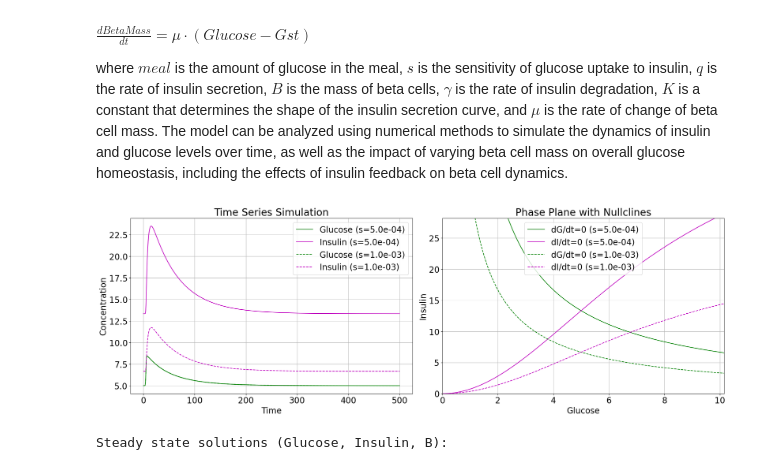
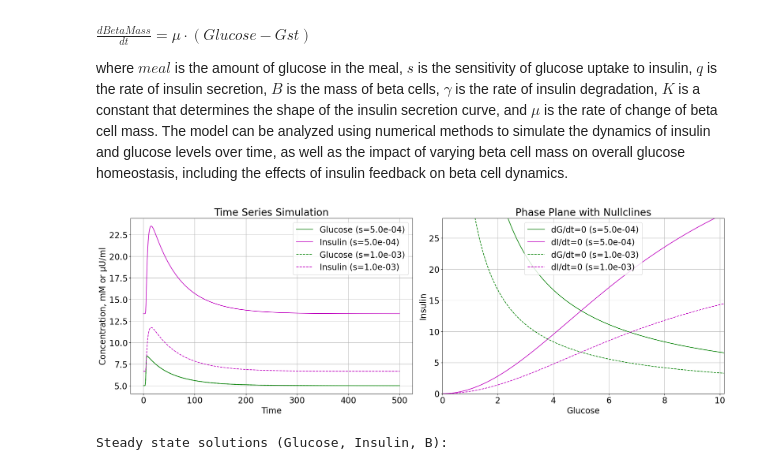
Before and after one commit to IB120-201-CCB210/Spring2025, a Jupyter notebook: Titov_Jupyter_Notebooks/Lecture_9_Insulin_Glucose_Homeostasis.ipynb, the cells around one changed output. Cells and saved outputs as stored; diff of their text form; code cells hidden in the pictures.

```diff
--- a/Titov_Jupyter_Notebooks/Lecture_9_Insulin_Glucose_Homeostasis.ipynb
+++ b/Titov_Jupyter_Notebooks/Lecture_9_Insulin_Glucose_Homeostasis.ipynb
@@ -207,7 +207,7 @@ for i, soln in enumerate(solutions):
     axs[0].plot(soln.t, soln.y[1], color=colors['Insulin'], linestyle=ls, label=f"Insulin (s={s_val:.1e})")
 
 axs[0].set_xlabel("Time")
-axs[0].set_ylabel("Concentration")
+axs[0].set_ylabel("Concentration, mM or µU/ml")
 axs[0].set_title("Time Series Simulation")
 axs[0].legend()
 axs[0].grid(True)
@@ -318,35 +318,35 @@ for i, soln in enumerate(solutions):
     # axs[0].plot(soln.t, soln.y[2], color=colors['BetaCellMass'], linestyle=ls, label=f"Beta Mass (s={s_val:.1e})")
 
 axs[0].set_xlabel("Time")
-axs[0].set_ylabel("Concentration")
+axs[0].set_ylabel("Concentration, mM or µU/ml")
 axs[0].set_title("Time Series Simulation")
 axs[0].legend()
 axs[0].grid(True)
 
 # Plot Phase Plane (axs[1])
 G_null_range = np.linspace(1e-6, glucose_max, 500)
 for i, soln in enumerate(solutions):
     s_val = steady_states[i]['s']
     beta_st_val = steady_states[i]['beta_st']
     ls = linestyles[i]
 
     # Nullclines
     I_null_glucose = m / (s_val * G_null_range)
     I_null_insulin = (q * beta_st_val / gamma) * (G_null_range**2) / (K**2 + G_null_range**2)
     axs[1].plot(G_null_range, I_null_glucose, color=colors['Glucose'], linestyle=ls, label=f'dG/dt=0 (s={s_val:.1e})')
     axs[1].plot(G_null_range, I_null_insulin, color=colors['Insulin'], linestyle=ls, label=f'dI/dt=0 (s={s_val:.1e})')
 
 axs[1].set_xlabel("Glucose")
 axs[1].set_ylabel("Insulin")
 axs[1].set_title("Phase Plane with Nullclines")
 axs[1].legend()
 axs[1].set_xlim([glucose_min, glucose_max])
 axs[1].set_ylim([insulin_min, insulin_max])
 axs[1].grid(True)
 
 plt.show()
 # %% [output]
-[figure, old version]
+[figure, new version]
 # %%
 # Define symbolic variables
 G, I, B = sym.symbols('G, I, B', real=True, positive=True) # Glucose and Insulin
```
Also changed, not shown: parts of 3 cells of this notebook.
